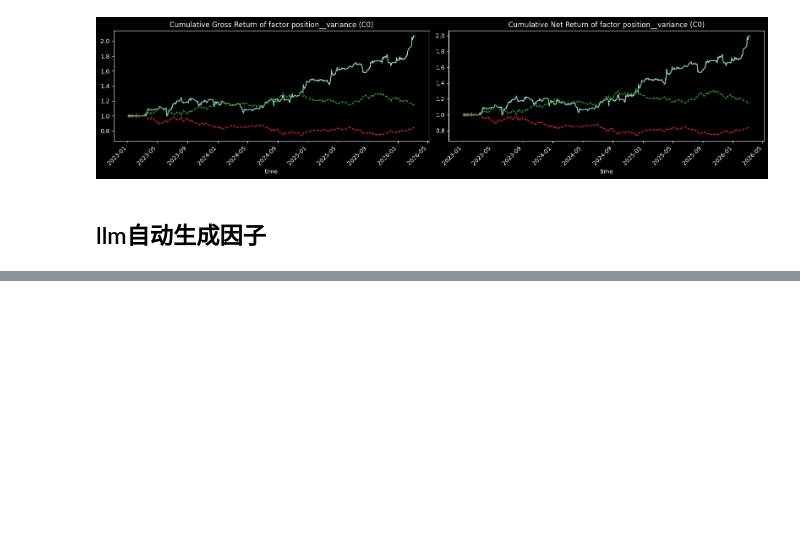
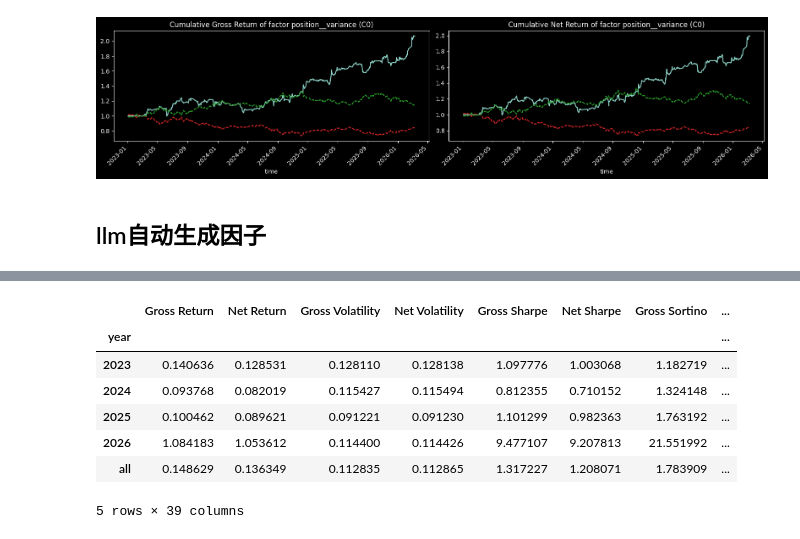
Before and after one commit to leoweng111/lionet, a Jupyter notebook: notebook/test_20260315.ipynb, the cells around one changed output, grey strips where cells are left out. Drawn from its saved outputs; the diff is of its cells as text; code cells hidden in the pictures; blank space fills up the shorter version.

```diff
--- a/notebook/test_20260315.ipynb
+++ b/notebook/test_20260315.ipynb
@@ -324,0 +373,11 @@ result['bt'].plot_nav(fc_name = result['selected_fc_name_list'],
+# %%
+bt.ts_performance_summary
+# %% [output]
+|  | Gross Return | Net Return | Gross Volatility | Net Volatility | Gross Sharpe | Net Sharpe | Gross Sortino | ... |
+| year |  |  |  |  |  |  |  | ... |
+| 2023 | 0.140636 | 0.128531 | 0.128110 | 0.128138 | 1.097776 | 1.003068 | 1.182719 | ... |
+| 2024 | 0.093768 | 0.082019 | 0.115427 | 0.115494 | 0.812355 | 0.710152 | 1.324148 | ... |
+| 2025 | 0.100462 | 0.089621 | 0.091221 | 0.091230 | 1.101299 | 0.982363 | 1.763192 | ... |
+| 2026 | 1.084183 | 1.053612 | 0.114400 | 0.114426 | 9.477107 | 9.207813 | 21.551992 | ... |
+| all | 0.148629 | 0.136349 | 0.112835 | 0.112865 | 1.317227 | 1.208071 | 1.783909 | ... |
+5 rows × 39 columns
```
Also changed, not shown: parts of 15 cells of this notebook, 2 other files.
